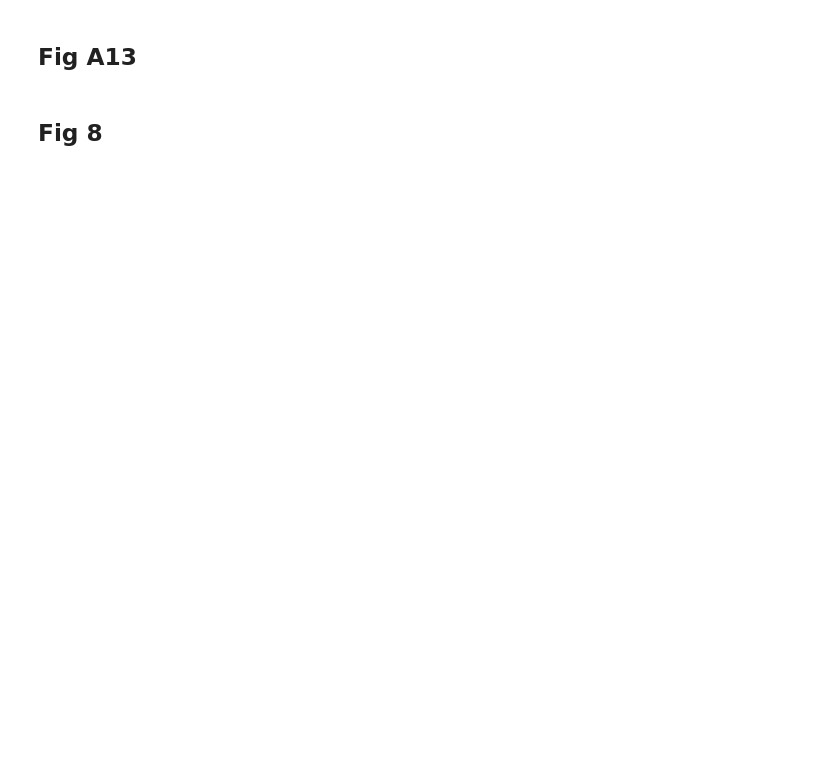
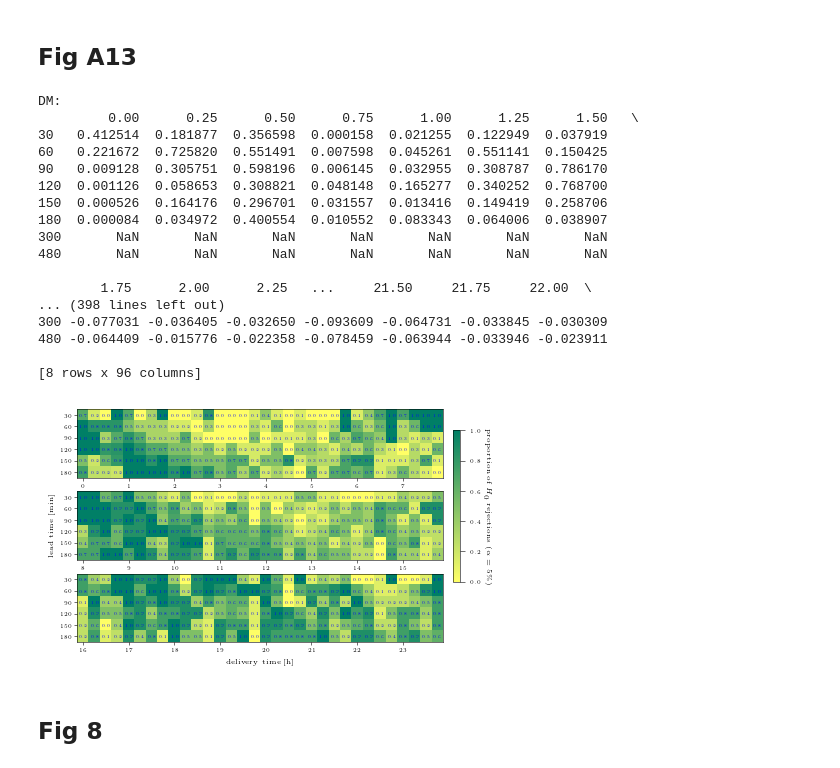
Before and after one commit to pucandrzej/Corrected_Support_Vector_Regression_for_intraday, a Jupyter notebook: paper_figures_reproduction.ipynb, the cells around one changed output. Saved outputs shown, nothing was run; the diff lists cells and outputs as text; code cells hidden in the pictures; blank space fills up the shorter version.

```diff
--- a/paper_figures_reproduction.ipynb
+++ b/paper_figures_reproduction.ipynb
@@ -581,7 +560,7 @@ for delivery in deliveries:
     try:
         mae_results_delivery = pickle.load(
             open(
-                f"Forecasting/RESULTS/MAE_ANALYSIS_FINAL/avg_mae_results_60_{delivery}.pickle",
+                f"Forecasting/RESULTS/cSVR_SVR_LASSO_RF_MAE_ANALYSIS/avg_mae_results_60_{delivery}.pickle",
                 "rb",
             )
         )
@@ -601,16 +580,17 @@ for d, delivery in enumerate(mae_results.keys()):
             for trad in mae_results[delivery][horizon].keys():
                 if len(mae_results[delivery][horizon][trad]) > 0:
                     trade_times.append(trad)
-            trade_time = trade_times[0]
-            if (
-                len(mae_results[delivery][horizon][trade_time]) > 0
-                and "naive" in mae_results[delivery][horizon][trade_time].keys()
-                and mae_results[delivery][horizon][trade_time]["naive"]
-            ):
-                results_matrix.loc[horizon, delivery * 0.25] = (
-                    mae_results[delivery][horizon][trade_time][col_chosen]
-                    - mae_results[delivery][horizon][trade_time]["naive"]
-                ) / mae_results[delivery][horizon][trade_time]["naive"]
+            if len(trade_times) > 0:
+                trade_time = trade_times[0]
+                if (
+                    len(mae_results[delivery][horizon][trade_time]) > 0
+                    and "naive" in mae_results[delivery][horizon][trade_time].keys()
+                    and mae_results[delivery][horizon][trade_time]["naive"]
+                ):
+                    results_matrix.loc[horizon, delivery * 0.25] = (
+                        mae_results[delivery][horizon][trade_time][col_chosen]
+                        - mae_results[delivery][horizon][trade_time]["naive"]
+                    ) / mae_results[delivery][horizon][trade_time]["naive"]
 results_matrix = results_matrix.sort_index()
 # %%
 results_matrix = results_matrix.sort_index()
@@ -844,7 +852,7 @@ for trade_horizon in range(30, 210, 30):
         try:
             mae_results_delivery = pickle.load(
                 open(
-                    f"RESULTS/MAE_ANALYSIS_FINAL/mae_results_{trade_horizon}_{delivery}.pickle",
+                    f"Forecasting/RESULTS/cSVR_SVR_LASSO_RF_MAE_ANALYSIS/avg_mae_results_{trade_horizon}_{delivery}.pickle",
                     "rb",
                 )
             )
@@ -865,15 +873,16 @@ for trade_horizon in range(30, 210, 30):
                 for trad in mae_results[delivery][horizon].keys():
                     if len(mae_results[delivery][horizon][trad]) > 0:
                         trade_times.append(trad)
-                trade_time = trade_times[0]
-                if len(mae_results[delivery][horizon][trade_time]) > 0:
-                    results_matrix.loc[horizon, delivery * 0.25] = mae_results[
-                        delivery
-                    ][horizon][trade_time][col_chosen]
-                    mae_results_matrix.loc[horizon, delivery * 0.25] = (
-                        mae_results[delivery][horizon][trade_time]["prediction_32"]
-                        - mae_results[delivery][horizon][trade_time]["naive"]
-                    ) / mae_results[delivery][horizon][trade_time]["naive"]
+                if len(trade_times) > 0:
+                    trade_time = trade_times[0]
+                    if len(mae_results[delivery][horizon][trade_time]) > 0:
+                        results_matrix.loc[horizon, delivery * 0.25] = mae_results[
+                            delivery
+                        ][horizon][trade_time][col_chosen]
+                        mae_results_matrix.loc[horizon, delivery * 0.25] = (
+                            mae_results[delivery][horizon][trade_time]["prediction_32"]
+                            - mae_results[delivery][horizon][trade_time]["naive"]
+                        ) / mae_results[delivery][horizon][trade_time]["naive"]
     results_matrix = results_matrix.sort_index()
     mae_results_matrix = mae_results_matrix.sort_index()
     print("DM:\n", results_matrix)
@@ -911,33 +920,52 @@ for i in range(3):
         ax.set_ylabel("lead time [min]")
     ax.xaxis.set_major_locator(mtick.MultipleLocator(4))
     # ax.grid(True)
     fig.subplots_adjust(right=0.9)
 
     # Loop over data dimensions and create text annotations.
     for j_idx, j in enumerate(dm_results_df.index):
         for k_idx, k in enumerate(list(dm_results_df.columns)):
             text = ax.text(
                 k_idx,
                 j_idx,
                 dm_results_df.loc[j, k].round(1),
                 ha="center",
                 va="center",
                 color="b",
                 fontsize=3,
             )
 fig.subplots_adjust(right=0.85)
 cbar_ax = fig.add_axes([0.87, 0.31, 0.015, 0.5])
 cbar = fig.colorbar(im, cax=cbar_ax)
 cbar.set_label(
     "proportion of $H_0$ rejections ($\\alpha = 5\%$)", rotation=270, labelpad=8
 )
 plt.savefig("Paper_Figures/all_horizons_DM_results.pdf", bbox_inches="tight")
 
 dm_results_df_total = pd.DataFrame(
     columns=list(results_matrix.columns),
     index=range(30, 210, 30),
     data=np.vstack(aggregated_DM_results),
 )
+# %% [output]
+DM:
+         0.00      0.25      0.50      0.75      1.00      1.25      1.50   \
+30   0.412514  0.181877  0.356598  0.000158  0.021255  0.122949  0.037919
+60   0.221672  0.725820  0.551491  0.007598  0.045261  0.551141  0.150425
+90   0.009128  0.305751  0.598196  0.006145  0.032955  0.308787  0.786170
+120  0.001126  0.058653  0.308821  0.048148  0.165277  0.340252  0.768700
+150  0.000526  0.164176  0.296701  0.031557  0.013416  0.149419  0.258706
+180  0.000084  0.034972  0.400554  0.010552  0.083343  0.064006  0.038907
+300       NaN       NaN       NaN       NaN       NaN       NaN       NaN
+480       NaN       NaN       NaN       NaN       NaN       NaN       NaN
+
+        1.75      2.00      2.25   ...     21.50     21.75     22.00  \
+... (398 lines left out)
+300 -0.077031 -0.036405 -0.032650 -0.093609 -0.064731 -0.033845 -0.030309
+480 -0.064409 -0.015776 -0.022358 -0.078459 -0.063944 -0.033946 -0.023911
+
+[8 rows x 96 columns]
+[figure, added]
 # %% [markdown]
 ## Fig 8
 # %%
```
Also changed, not shown: parts of 11 cells of this notebook, 20 other files.
